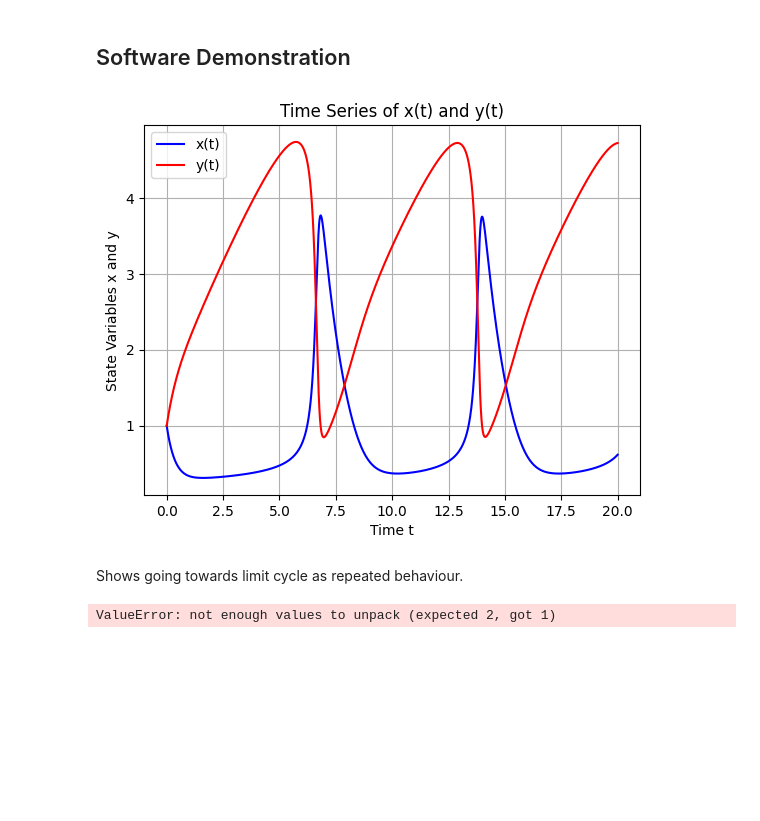
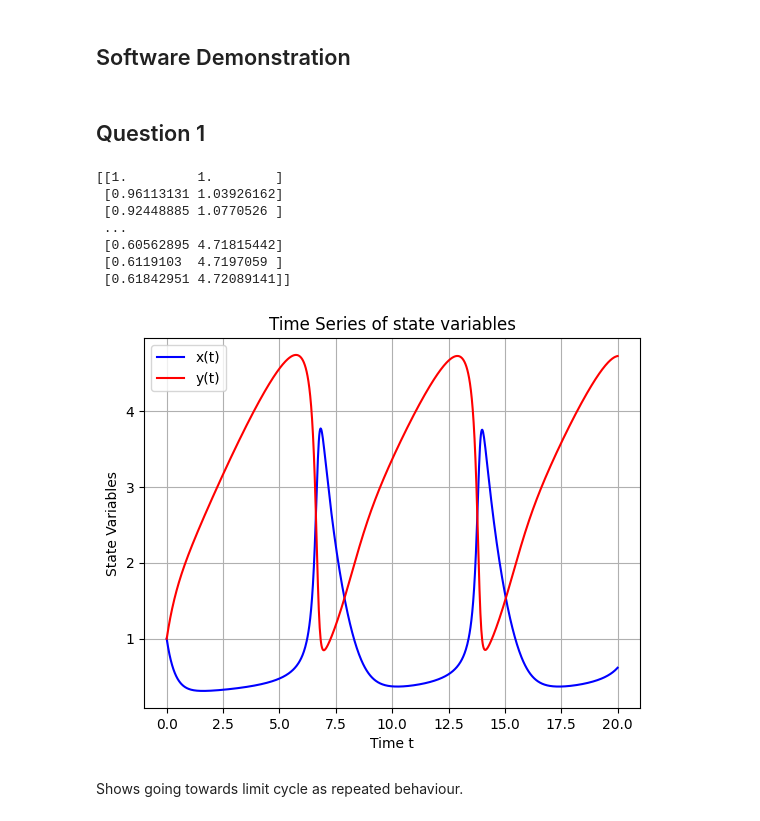
Before and after one commit to jjb023/ScientificComputing, a Jupyter notebook: Report.ipynb, the cells around one changed output. Cells and saved outputs as stored; diff of their text form; code cells hidden in the pictures; blank space fills up the shorter version.

Commit message:
Answering and plotting q1 and q2

```diff
--- a/Report.ipynb
+++ b/Report.ipynb
@@ -7,48 +11,27 @@ import numpy as np
 # %% [markdown]
 ## Software Demonstration
-# %%
-from finalODEs import solve_ode
-from plot import *
-
-
-
-def brusselator(X, t, *params):
-    x, y = X
-
-    dxdt = A + x**2 * y - (B + 1) * x
-    dydt = B * x - x**2 * y
-
-    dXdt = np.array([dxdt, dydt])
-    return dXdt
-
-# Parameters
-f = brusselator
-A = 1
-B = 3
-x0 = np.array([1, 1])
-dtmax = 0.01
-t0 = 0
-t1 = 20
-params = (A, B)
-
-# Solve ODE
-brusX, brusT = solve_ode(f, x0, t0, t1, dtmax, 'RK4', True, params)
-
-plotsystemode(brusX, brusT)
-# %% [output]
-[figure, removed]
+# %% [markdown]
+## Question 1
+# %%
+# Parameters
+f = brusselator
+X0 = [1, 1]
+t = np.linspace(0, 20, 1000)
+method = 'RK4'
+A = 1
+B = 3
+
+X = solve_ode(f, X0, t, method, A=A, B=B)
+
+plotsystemode(X, t)
+# %% [output]
+[[1.         1.        ]
+ [0.96113131 1.03926162]
+ [0.92448885 1.0770526 ]
+ ...
+ [0.60562895 4.71815442]
+ [0.6119103  4.7197059 ]
+ [0.61842951 4.72089141]]
+[figure, added]
 # %% [markdown]
 Shows going towards limit cycle as repeated behaviour.
-# %%
-from shooting import phase_condition
-
-f = brusselator
-u0 = np.array([2.5, 2.5])
-params = (0.1, (A, B))
-
-
-
-
-phase_condition(brusselator, u0, params)
-# %% [output]
-ValueError: not enough values to unpack (expected 2, got 1)
```
Also changed, not shown: parts of 5 cells of this notebook, 8 other files.
